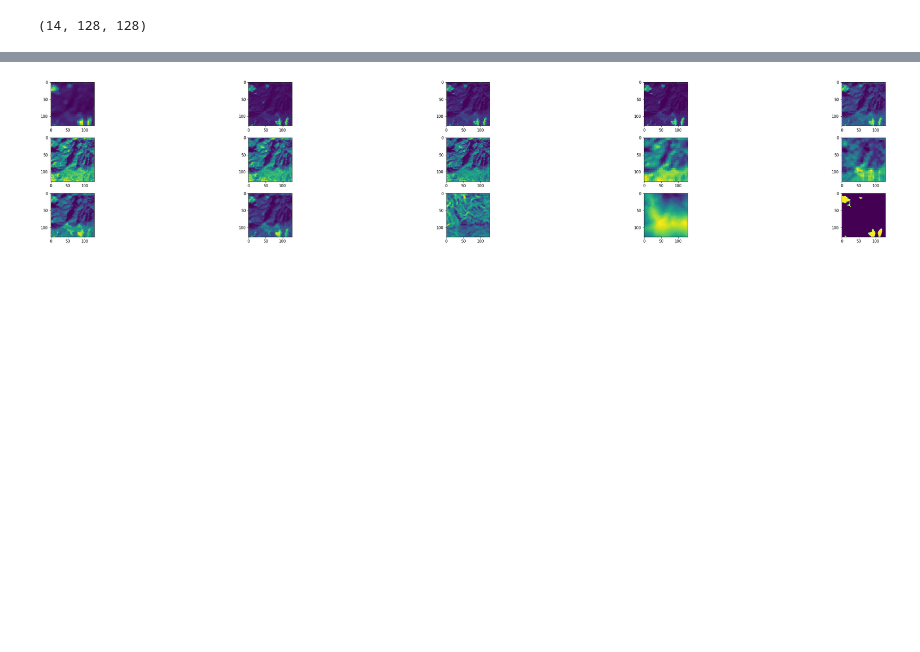
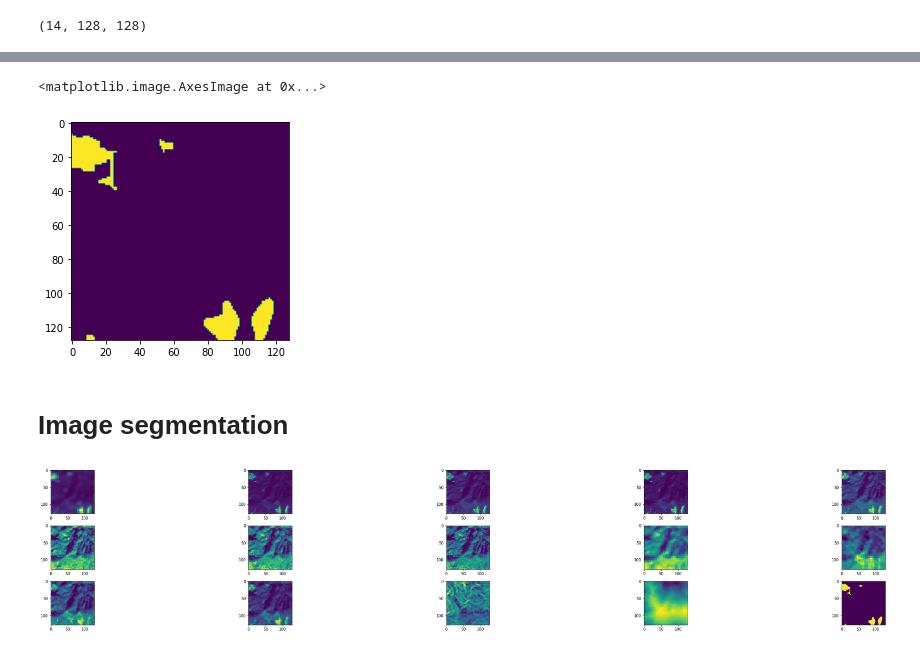
Before and after one commit to SebasGarcia08/Landslide4Sense, a Jupyter notebook: notebooks/1_sga_img_aug.ipynb, the cells around one changed output, grey strips where cells are left out. Drawn from its saved outputs; the diff is of its cells as text; code cells hidden in the pictures; blank space fills up the shorter version.

```diff
--- a/notebooks/1_sga_img_aug.ipynb
+++ b/notebooks/1_sga_img_aug.ipynb
@@ -25,3 +88,10 @@ img.shape
+# %%
+plt.imshow(label)
+# %% [output]
+<matplotlib.image.AxesImage at 0x...>
+[figure, added]
+# %% [markdown]
+# Image segmentation
 # %%
 aug = A.Compose([
         A.HorizontalFlip(p=0.5),
```
Also changed, not shown: parts of 5 cells of this notebook, 3 other files.
